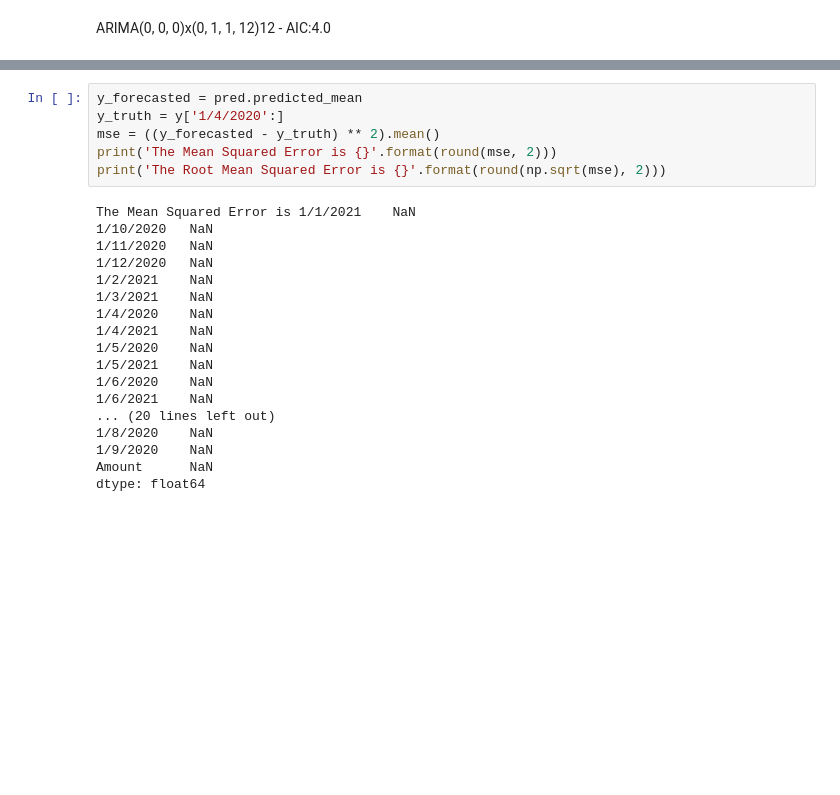
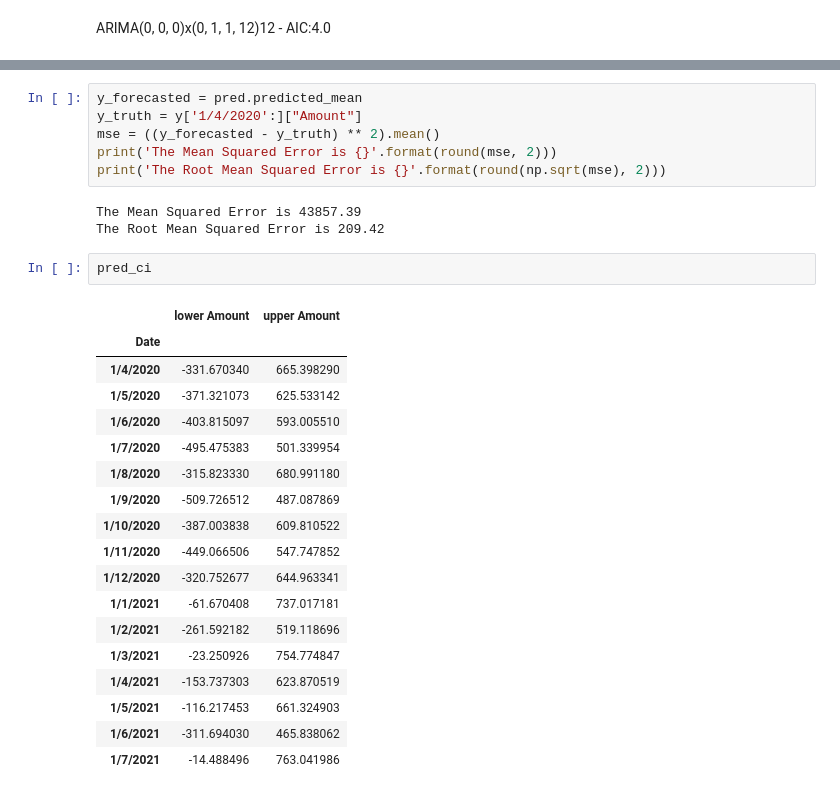
Before and after one commit to emrz98/Sales-prediction, a Jupyter notebook: Ventas.ipynb, the cells around one changed output, grey strips where cells are left out. Cells and saved outputs as stored; diff of their text form; blank space fills up the shorter version.

```diff
--- a/Ventas.ipynb
+++ b/Ventas.ipynb
@@ -183,27 +185,33 @@ plt.show()
 # %%
 y_forecasted = pred.predicted_mean
-y_truth = y['1/4/2020':]
+y_truth = y['1/4/2020':]["Amount"]
 mse = ((y_forecasted - y_truth) ** 2).mean()
 print('The Mean Squared Error is {}'.format(round(mse, 2)))
 print('The Root Mean Squared Error is {}'.format(round(np.sqrt(mse), 2)))
 # %% [output]
-The Mean Squared Error is 1/1/2021    NaN
-1/10/2020   NaN
-1/11/2020   NaN
-1/12/2020   NaN
-1/2/2021    NaN
-1/3/2021    NaN
-1/4/2020    NaN
-1/4/2021    NaN
-1/5/2020    NaN
-1/5/2021    NaN
-1/6/2020    NaN
-1/6/2021    NaN
-... (20 lines left out)
-1/8/2020    NaN
-1/9/2020    NaN
-Amount      NaN
-dtype: float64
+The Mean Squared Error is 43857.39
+The Root Mean Squared Error is 209.42
+# %%
+pred_ci
+# %% [output]
+|  | lower Amount | upper Amount |
+| Date |  |  |
+| 1/4/2020 | -331.670340 | 665.398290 |
+| 1/5/2020 | -371.321073 | 625.533142 |
+| 1/6/2020 | -403.815097 | 593.005510 |
+| 1/7/2020 | -495.475383 | 501.339954 |
+| 1/8/2020 | -315.823330 | 680.991180 |
+| 1/9/2020 | -509.726512 | 487.087869 |
+| 1/10/2020 | -387.003838 | 609.810522 |
+| 1/11/2020 | -449.066506 | 547.747852 |
+| 1/12/2020 | -320.752677 | 644.963341 |
+| 1/1/2021 | -61.670408 | 737.017181 |
+| 1/2/2021 | -261.592182 | 519.118696 |
+| 1/3/2021 | -23.250926 | 754.774847 |
+| 1/4/2021 | -153.737303 | 623.870519 |
+| 1/5/2021 | -116.217453 | 661.324903 |
+| 1/6/2021 | -311.694030 | 465.838062 |
+| 1/7/2021 | -14.488496 | 763.041986 |
 # %%
 pred_uc = results.get_forecast(steps=12)
 pred_ci = pred_uc.conf_int()
```
Also changed, not shown: parts of 4 cells of this notebook.
